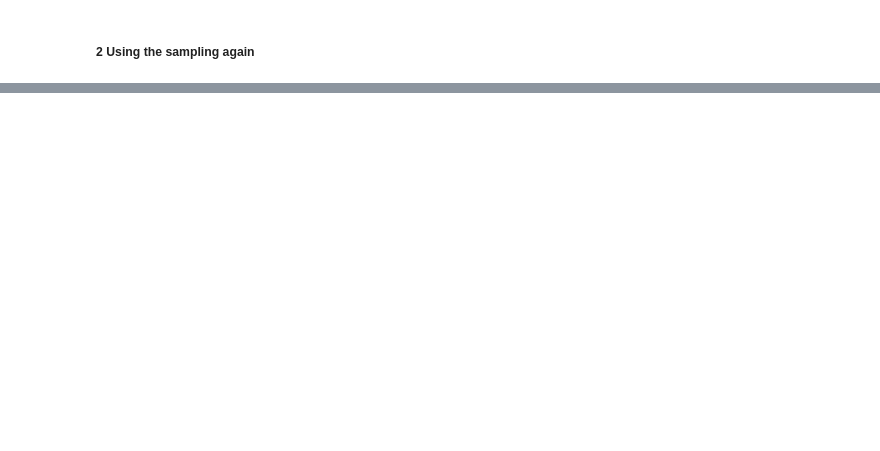
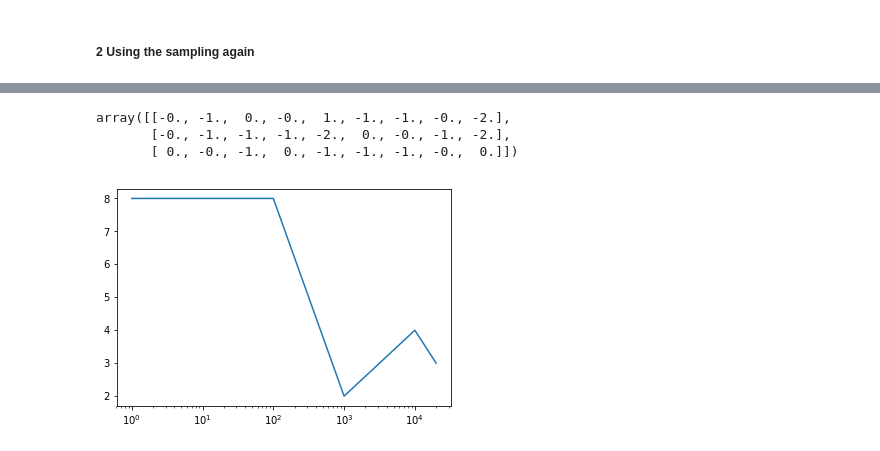
Before and after one commit to romainrey/ANN_DD2437, a Jupyter notebook: Labs_Code/Romain/Labs1.ipynb, the cells around one changed output, grey strips where cells are left out. Cells and saved outputs as stored; diff of their text form; code cells hidden in the pictures; blank space fills up the shorter version.

```diff
--- a/Labs_Code/Romain/Labs1.ipynb
+++ b/Labs_Code/Romain/Labs1.ipynb
@@ -756,0 +754,10 @@ test_dataset.shape
+# %%
+n_hidden = 3
+w = initialize_weights(n_row = n_hidden, n_col = 9)
+v = initialize_weights(n_row = 8, n_col = n_hidden + 1)
+
+patterns = np.array([[1,-1,-1,-1,-1,-1,-1,-1],[-1,1,-1,-1,-1,-1,-1,-1],[-1,-1,1,-1,-1,-1,-1,-1],[-1,-1,-1,1,-1,-1,-1,-1],
+                    [-1,-1,-1,-1,1,-1,-1,-1],[-1,-1,-1,-1,-1,1,-1,-1],[-1,-1,-1,-1,-1,-1,1,-1],[-1,-1,-1,-1,-1,-1,-1,1]]).T
+targets = patterns
+new_w, new_v = fwd_bwd_wup(patterns = patterns, targets = targets, weights = w, weights_hidden = v,
+                           eta = 0.001, n_hidden = n_hidden, epochs = 1000, alpha = 0.9)
@@ -756,0 +769,18 @@ test_dataset.shape
+# %%
+np.round(new_w)
+# %% [output]
+array([[-0., -1.,  0., -0.,  1., -1., -1., -0., -2.],
+       [-0., -1., -1., -1., -2.,  0., -0., -1., -2.],
+       [ 0., -0., -1.,  0., -1., -1., -1., -0.,  0.]])
+# %%
+epochs = [1,10,50,100,1000, 10000, 20000]
+error_list = []
+for epoch in epochs:
+    new_w, new_v = fwd_bwd_wup(patterns = patterns, targets = targets, weights = w, weights_hidden = v,
+                           eta = 0.001, n_hidden = n_hidden, epochs = epoch, alpha = 0.9)
+    error = check_errors_encoder(classes=targets, patterns=patterns, new_v=new_v, new_w = new_w)
+    error_list.append(error)
+plt.plot(epochs, error_list, 'o-')
+plt.xscale('log')
+# %% [output]
+[figure, added]
```
Also changed, not shown: parts of 49 cells of this notebook.
